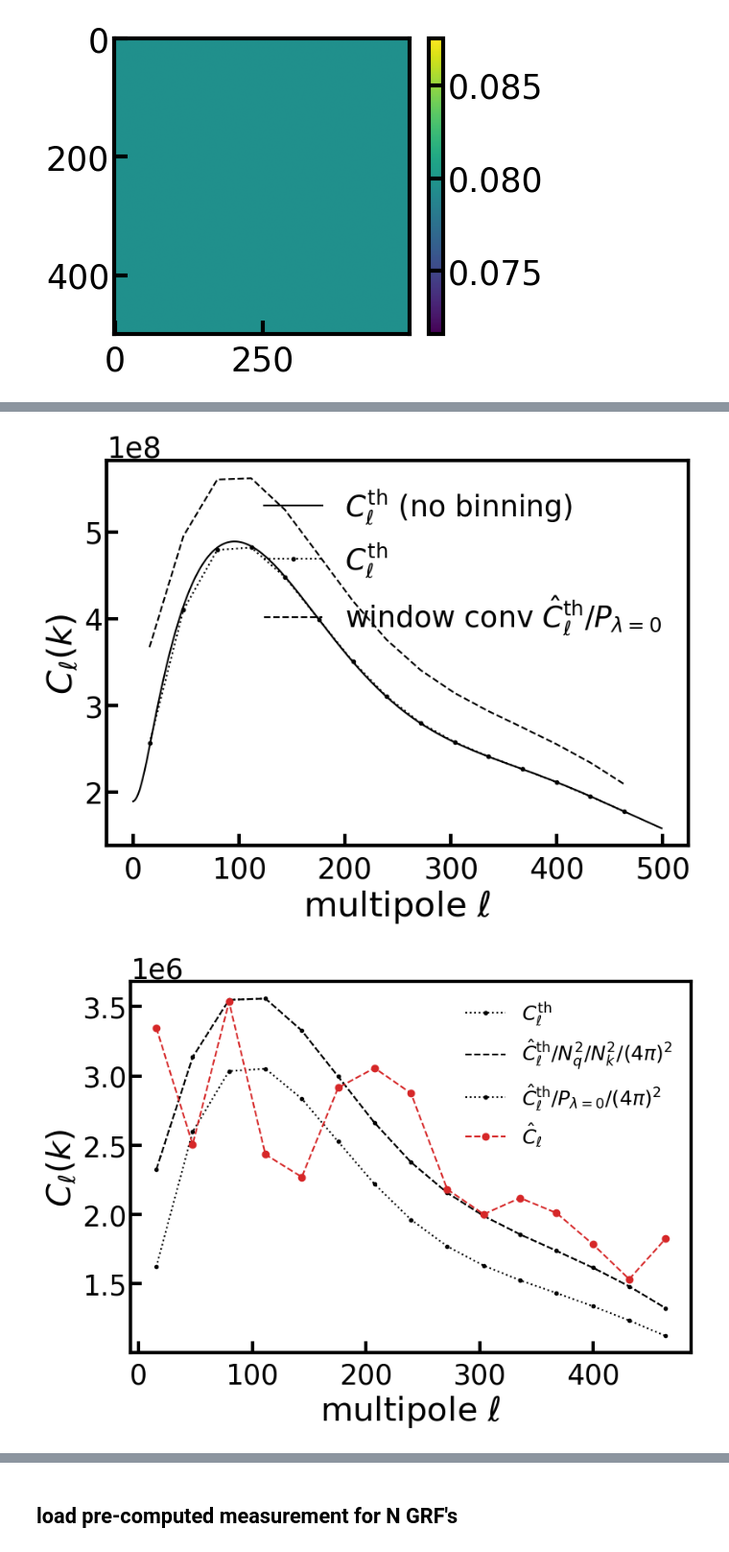
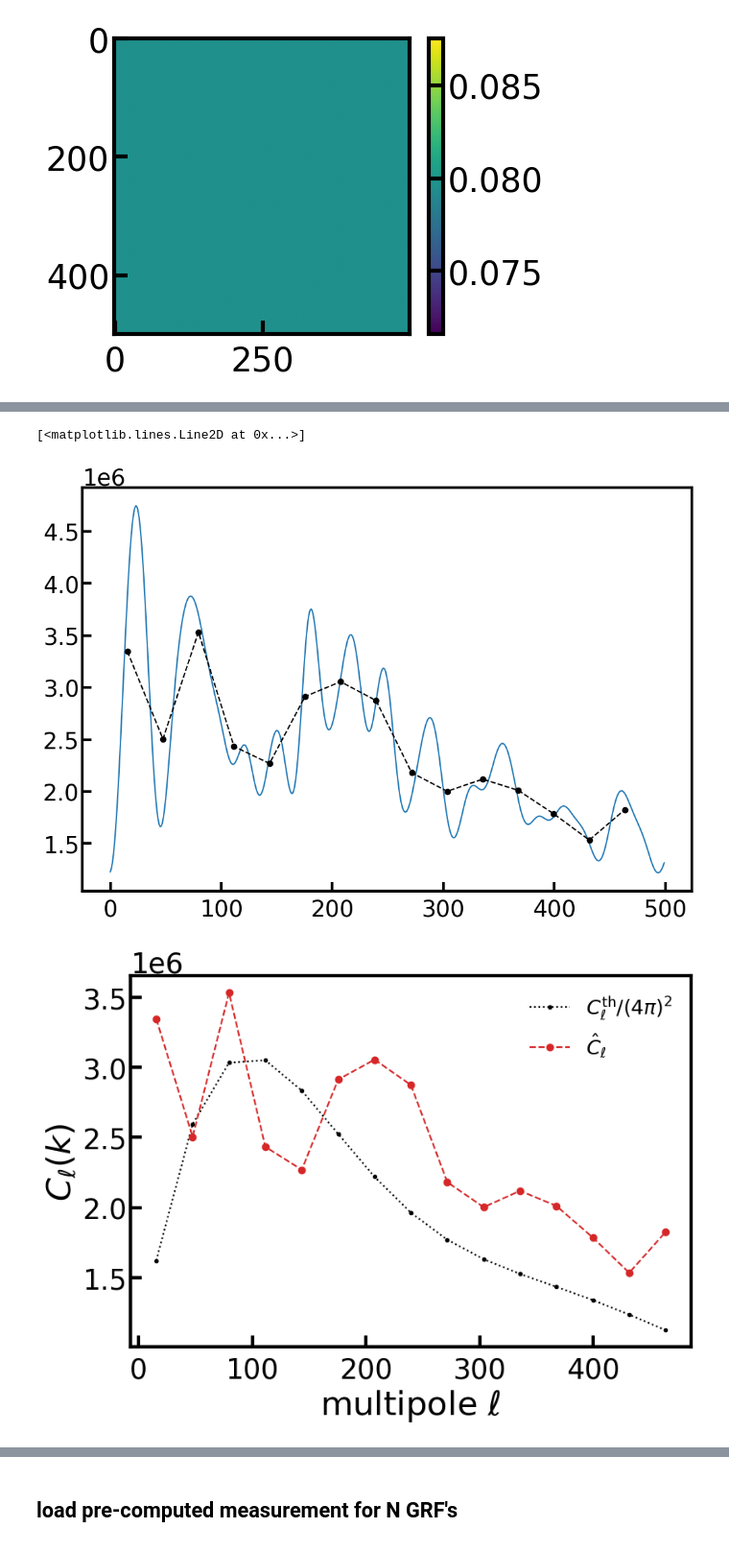
Before and after one commit to roger2b/directsht-lya, a Jupyter notebook: notebooks/lya_GRFs_directSHT.ipynb, the cells around one changed output, grey strips where cells are left out. Shown at 96% size. Drawn from its saved outputs; the diff is of its cells as text; code cells hidden in the pictures.

```diff
--- a/notebooks/lya_GRFs_directSHT.ipynb
+++ b/notebooks/lya_GRFs_directSHT.ipynb
@@ -388,6 +395,8 @@ chi_bar = (chi_grid.max()+chi_grid.min())/2
 print('compute for k index:', k_idx, 'with chibar: ', chi_bar, f'and 1/(2 pi chi^2)={(1/(2.*np.pi*chi_bar**2)):.2e}')
 
 # Limber approx for power spec
-pk_L = Power_spectrum(kh_perp=L_range/chi_bar, kh_par=k_arr[k_idx])/(2.*np.pi*chi_bar**2)
+pk_L = Power_spectrum(kh_perp=L_range/chi_bar, kh_par=k_arr[k_idx])
+
+if do_plots: plt.plot(pk_L);plt.xlabel(r'$L$');plt.ylabel(r'$P(L/\bar{\chi}, k=0)$');plt.show()
 # %% [output]
 compute for k index: 0 with chibar:  5690.0 and 1/(2 pi chi^2)=4.92e-09
@@ -410,8 +419,8 @@ plt.plot(np.dot(coupling_matrix_leg_pol, pk_L[:Nl]))
 # %%
 #theory power spectrum
-C_ell = np.dot(coupling_matrix_pk_L, PLKjKk)/(4.*np.pi)
+C_ell = np.dot(coupling_matrix_pk_L, PLKjKk)/(4.*np.pi)/(2.*np.pi*chi_bar**2)
 # window convolved theory power spectrum
-C_ell_hat = np.dot(coupling_matrix_window, C_ell) #[:MD.Mll.shape[1]]
+# C_ell_hat = np.dot(coupling_matrix_window, C_ell) #[:MD.Mll.shape[1]]
 
 # binning
 ells = np.arange(Nl)
@@ -420,31 +429,38 @@ my_binned_ells = np.dot(bins, ells)
 # bin theory Cell's
 binned_C_ell = bins @ C_ell#[:MD.Mll.shape[1]]
 # bin theory window func convolved Cell's
-binned_C_ell_hat = bins @ C_ell_hat
+# binned_C_ell_hat = bins @ C_ell_hat
 # bin measured Cell's
 binned_hdif = bins @ cl_k[_k_idx]
+# %%
+plt.plot(ells, cl_k[_k_idx])
+plt.plot(my_binned_ells, binned_hdif, 'ko--')
+# %% [output]
+[<matplotlib.lines.Line2D at 0x...>]
+[figure, added]
 # %%
 norm_Plambda = PLKjKk[0]
 
 if do_plots:
-    plt.figure(figsize=(9,6))
-    plt.plot(ells, C_ell[:Nl],'k-', label=r'$C_{\ell}^{\rm th}$ (no binning)')
-    plt.plot(my_binned_ells, binned_C_ell, 'k.:', label=r'$C_{\ell}^{\rm th}$')
-    plt.plot(my_binned_ells, binned_C_ell_hat/norm_Plambda,'k--',label=r'window conv $\hat{C}_{\ell}^{\rm th}/P_{\lambda=0}$')
-    plt.xlabel(r'multipole $\ell$')
-    plt.ylabel(r'$C_{\ell}(k)$')
-    plt.legend()
-    plt.show()
+    # plt.figure(figsize=(9,6))
+    # plt.plot(ells, C_ell[:Nl],'k-', label=r'$C_{\ell}^{\rm th}$ (no binning)')
+    # plt.plot(my_binned_ells, binned_C_ell, 'k.:', label=r'$C_{\ell}^{\rm th}$')
+    # # plt.plot(my_binned_ells, binned_C_ell_hat/norm_Plambda,'k--',label=r'window conv $\hat{C}_{\ell}^{\rm th}/P_{\lambda=0}$')
+    # plt.xlabel(r'multipole $\ell$')
+    # plt.ylabel(r'$C_{\ell}(k)$')
+    # plt.legend()
+    # plt.show()
 
     plt.figure(figsize=(9,6))
-    plt.plot(my_binned_ells, binned_C_ell_hat/Nskew**2/GRF.N**2/(4*np.pi)**2,'k--',label=r'$\hat{C}_{\ell}^{\rm th}/N_q^2/N_k^2/(4\pi)^2$')
-    plt.plot(my_binned_ells, binned_C_ell_hat/norm_Plambda/(4*np.pi)**2,'k.:',label=r'$\hat{C}_{\ell}^{\rm th}/P_{\lambda=0}/(4\pi)^2$')
+    plt.plot(my_binned_ells, binned_C_ell/(4*np.pi)**2, 'k.:', label=r'$C_{\ell}^{\rm th}/(4\pi)^2$')
+    # plt.plot(my_binned_ells, binned_C_ell/120, 'ko--', label=r'$C_{\ell}^{\rm th}/120$')
+    # plt.plot(my_binned_ells, binned_C_ell_hat/Nskew**2/GRF.N**2/(4*np.pi)**2,'k--',label=r'$\hat{C}_{\ell}^{\rm th}/N_q^2/N_k^2/(4\pi)^2$')
+    # plt.plot(my_binned_ells, binned_C_ell_hat/norm_Plambda/(4*np.pi)**2,'k.:',label=r'$\hat{C}_{\ell}^{\rm th}/P_{\lambda=0}/(4\pi)^2$')
     # plt.plot(ells, hdif*(4*np.pi)**2,'C3-', label=r'$\hat{C}_{\ell} (4\pi)^2$')
     plt.plot(my_binned_ells, binned_hdif,'C3o--', label=r'$\hat{C}_{\ell}$')
     plt.xlabel(r'multipole $\ell$')
     plt.ylabel(r'$C_{\ell}(k)$')
     plt.legend(ncol=1, fontsize=18, loc='upper right')
     plt.show()
 # %% [output]
-[figure, old version]
+[figure, new version]
-[figure, removed]
```
Also changed, not shown: parts of 11 cells of this notebook, 8 other files.
